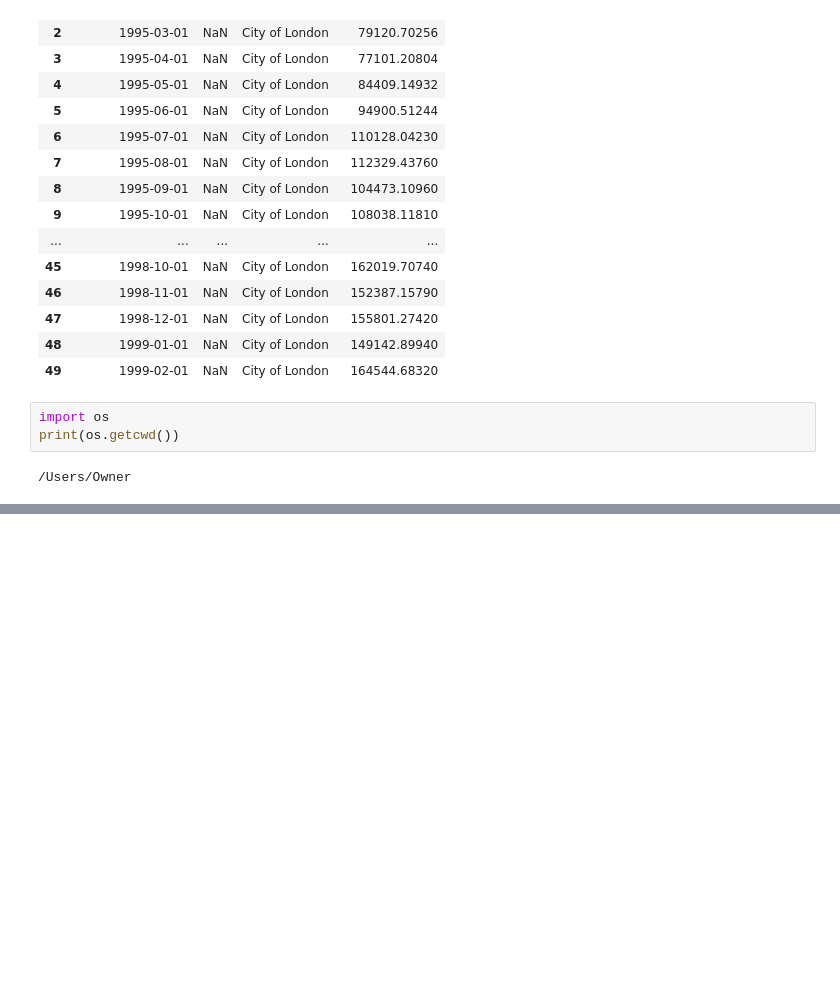
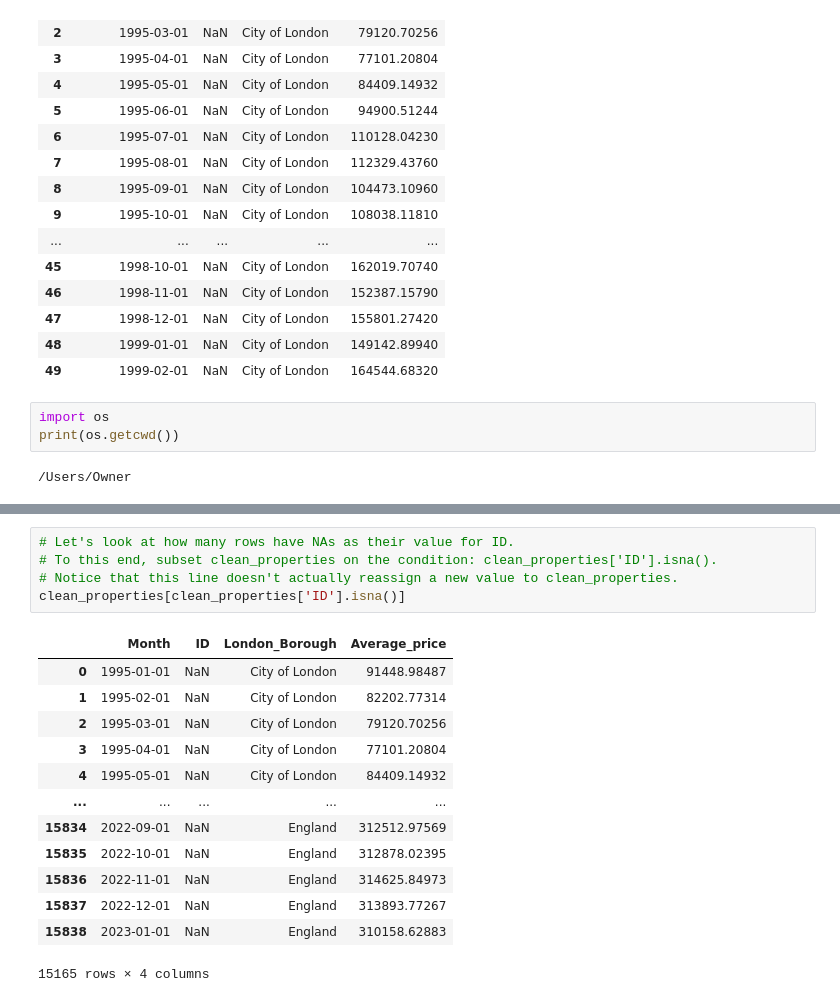
Before and after one commit to NinaDS22/DSProject1, a Jupyter notebook: LondonHousing.ipynb, the cells around one changed output, grey strips where cells are left out. Cells and saved outputs as stored; diff of their text form; blank space fills up the shorter version.

```diff
--- a/LondonHousing.ipynb
+++ b/LondonHousing.ipynb
@@ -301,0 +409,19 @@ print(os.getcwd())
+# %%
+# Let's look at how many rows have NAs as their value for ID.
+# To this end, subset clean_properties on the condition: clean_properties['ID'].isna().
+# Notice that this line doesn't actually reassign a new value to clean_properties.
+clean_properties[clean_properties['ID'].isna()]
+# %% [output]
+|  | Month | ID | London_Borough | Average_price |
+| 0 | 1995-01-01 | NaN | City of London | 91448.98487 |
+| 1 | 1995-02-01 | NaN | City of London | 82202.77314 |
+| 2 | 1995-03-01 | NaN | City of London | 79120.70256 |
+| 3 | 1995-04-01 | NaN | City of London | 77101.20804 |
+| 4 | 1995-05-01 | NaN | City of London | 84409.14932 |
+| ... | ... | ... | ... | ... |
+| 15834 | 2022-09-01 | NaN | England | 312512.97569 |
+| 15835 | 2022-10-01 | NaN | England | 312878.02395 |
+| 15836 | 2022-11-01 | NaN | England | 314625.84973 |
+| 15837 | 2022-12-01 | NaN | England | 313893.77267 |
+| 15838 | 2023-01-01 | NaN | England | 310158.62883 |
+15165 rows × 4 columns
```
Also changed, not shown: parts of 28 cells of this notebook.
